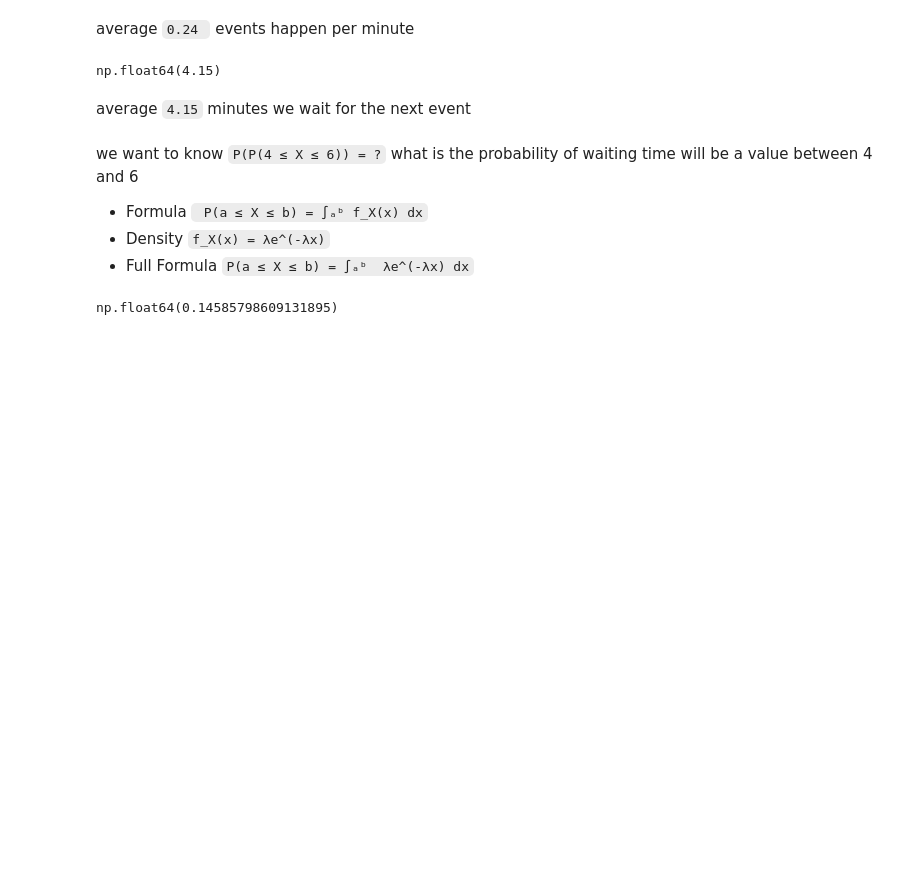
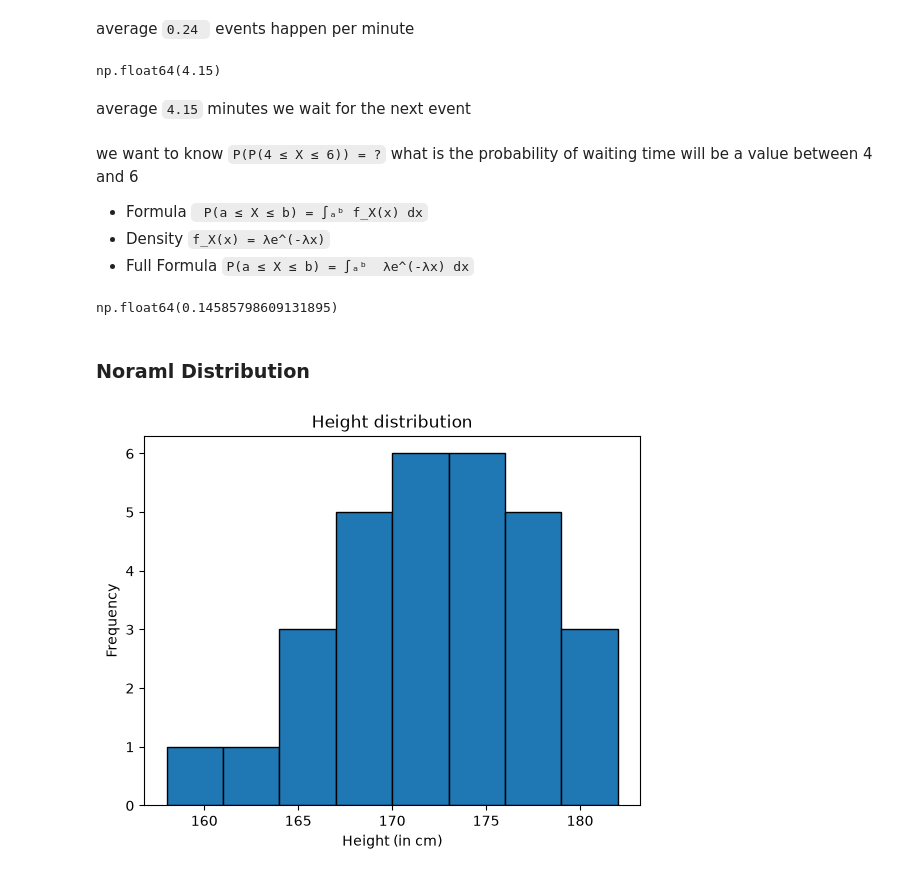
Before and after one commit to diyorarti/Learning_Data_Science, a Jupyter notebook: Statistics/2_Probability/2_Random_variables_probability_functions/practice.ipynb, the cells around one changed output. Drawn from its saved outputs; the diff is of its cells as text; code cells hidden in the pictures; blank space fills up the shorter version.

Commit message:
Probability Density function for different distributions practice

```diff
--- a/Statistics/2_Probability/2_Random_variables_probability_functions/practice.ipynb
+++ b/Statistics/2_Probability/2_Random_variables_probability_functions/practice.ipynb
@@ -392,3 +392,26 @@ p_wait_time_4_6 = (
 p_wait_time_4_6
 # %% [output]
 np.float64(0.14585798609131895)
+# %% [markdown]
+### Noraml Distribution
+# %%
+height_cm = np.array([
+    158, 162, 165, 167, 168,
+    169, 170, 171, 172, 173,
+    174, 175, 176, 177, 178,
+    168, 170, 172, 174, 176,
+    166, 169, 171, 173, 175,
+    177, 179, 181, 164, 182
+])
+# %%
+plt.hist(
+    height_cm,
+    bins=8,
+    edgecolor='black'
+)
+plt.title("Height distribution")
+plt.xlabel("Height (in cm)")
+plt.ylabel("Frequency")
+plt.show()
+# %% [output]
+[figure, added]
```
Also changed, not shown: parts of 5 cells of this notebook, 1 other file.
